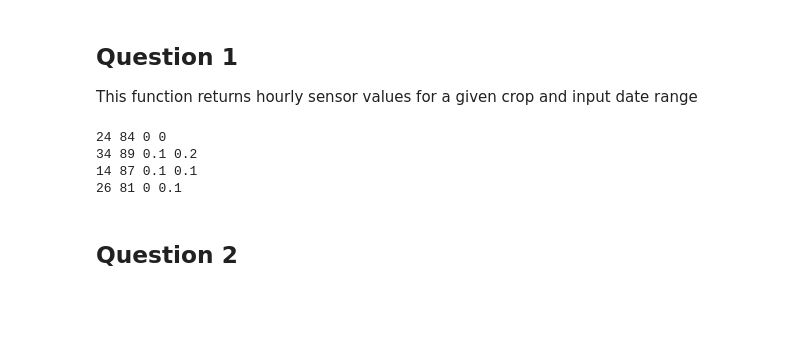
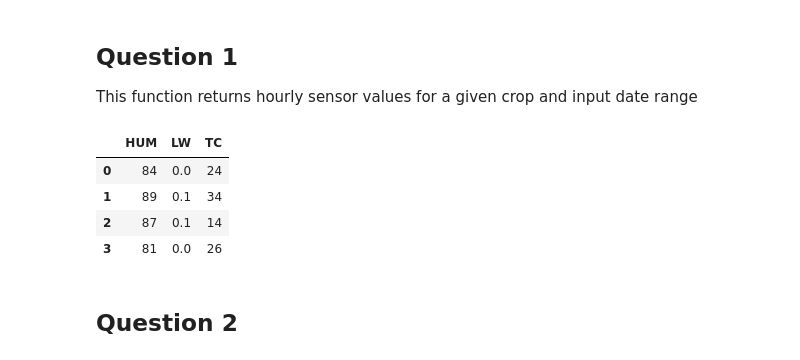
Before and after one commit to SudhanshuBlaze/FASAL_Assignment, a Jupyter notebook: FASAL assignment.ipynb, the cells around one changed output. Saved outputs shown, nothing was run; the diff lists cells and outputs as text; code cells hidden in the pictures; blank space fills up the shorter version.

```diff
--- a/FASAL assignment.ipynb
+++ b/FASAL assignment.ipynb
@@ -49,19 +49,21 @@ def get_data(crop_name, start_date, end_date, sensor_list):
 
     deviceData.sort("datetime",pymongo.ASCENDING)
 
-    for e in deviceData:
-        print(e["TC"],e["HUM"], e["LW"], e["PLV2"])
+    deviceDataDict = list(deviceData) #convert the cursor to the list of dictionary
+    deviceDf=pd.DataFrame(deviceDataDict) #converting the list to the Dataframe
+    return deviceDf[sensor_list]
 # %%
 get_data(
     "tomato",
     "2021-07-30T09:18:29.044Z",
     "2021-07-31T09:18:29.044Z",
-    [])
+    ["HUM","LW","TC"])
 # %% [output]
-24 84 0 0
-34 89 0.1 0.2
-14 87 0.1 0.1
-26 81 0 0.1
+|  | HUM | LW | TC |
+| 0 | 84 | 0.0 | 24 |
+| 1 | 89 | 0.1 | 34 |
+| 2 | 87 | 0.1 | 14 |
+| 3 | 81 | 0.0 | 26 |
 # %% [markdown]
 ## Question 2
 # %%
```
Also changed, not shown: parts of 2 cells of this notebook.
